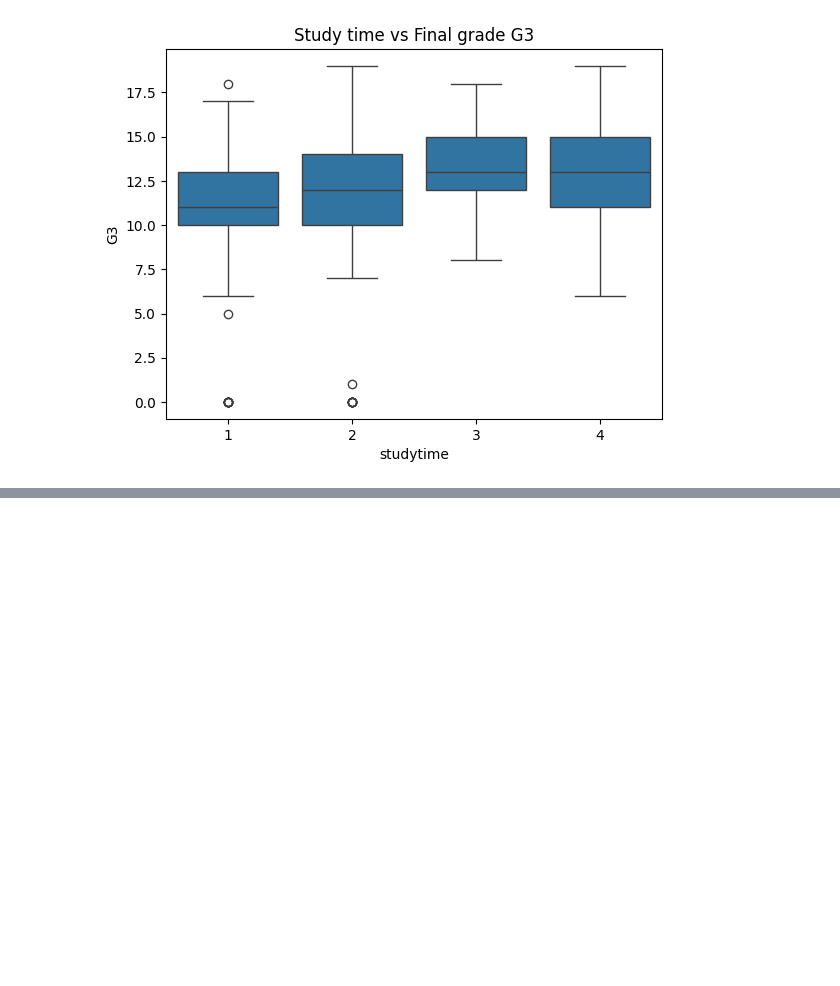
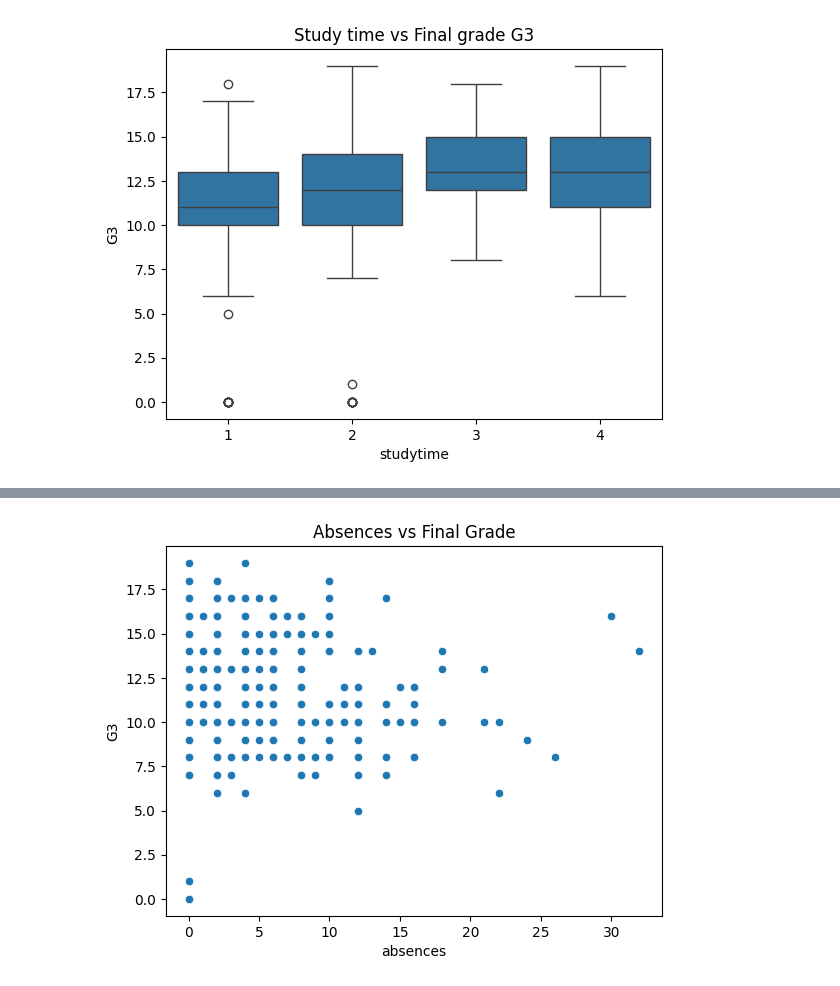
Before and after one commit to Seetharamanrs/Student_performance_analysis, a Jupyter notebook: Eda-analysis/student.ipynb, the cells around one changed output, grey strips where cells are left out. Saved outputs shown, nothing was run; the diff lists cells and outputs as text; code cells hidden in the pictures; blank space fills up the shorter version.

```diff
--- a/Eda-analysis/student.ipynb
+++ b/Eda-analysis/student.ipynb
@@ -120,0 +132,6 @@ plt.show()
+# %%
+sns.scatterplot(x='absences', y='G3', data=df)
+plt.title("Absences vs Final Grade")
+plt.show()
+# %% [output]
+[figure, added]
```
Also changed, not shown: parts of 3 cells of this notebook.
